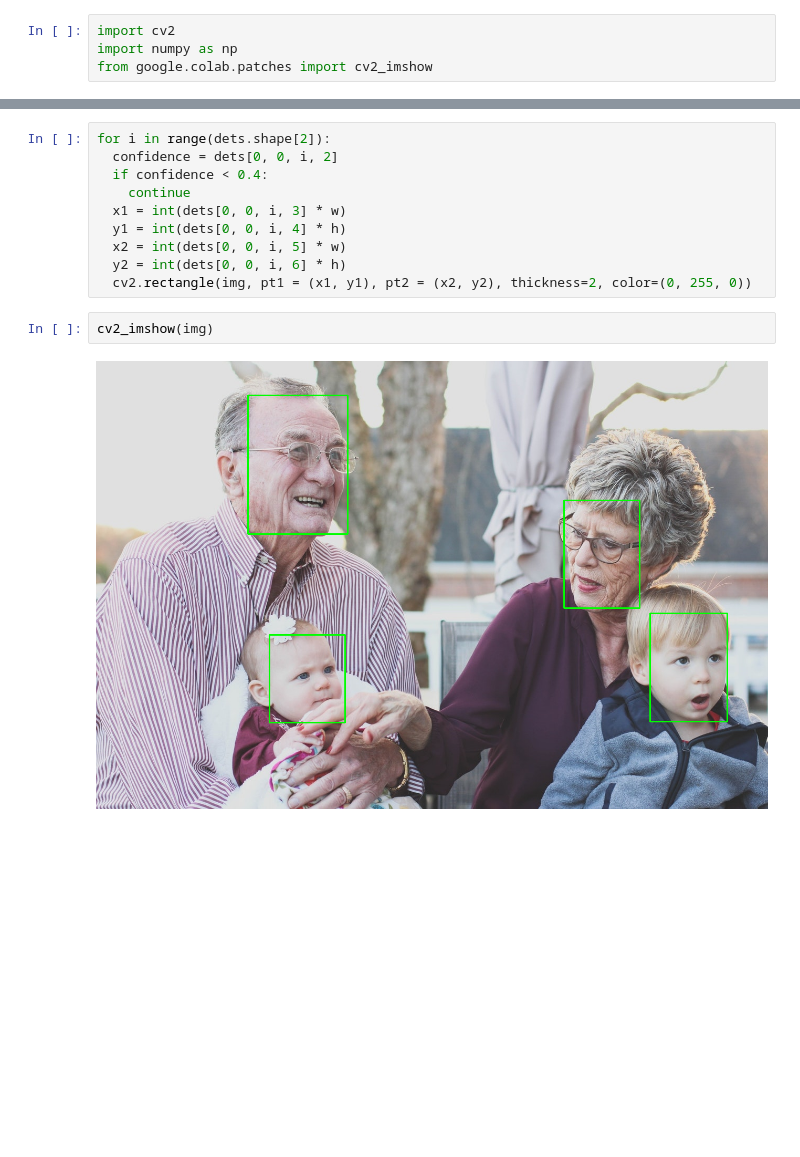
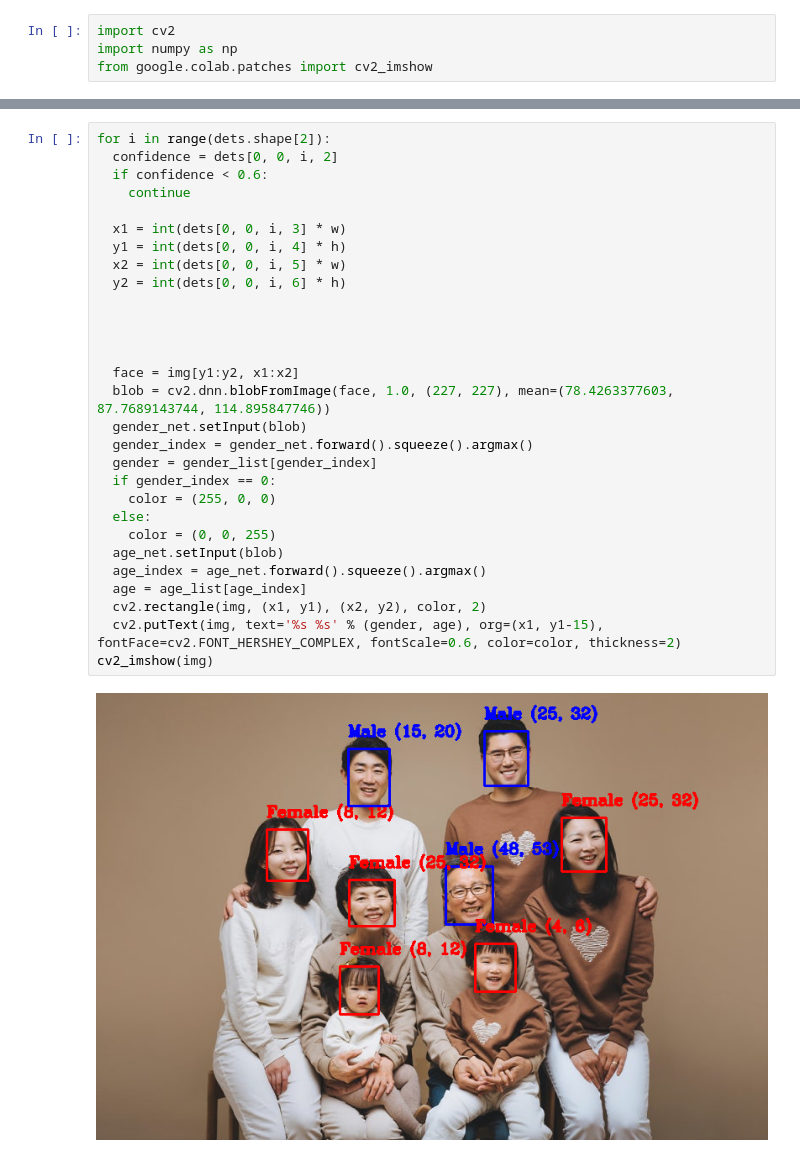
Before and after one commit to DK8832/Coding, a Jupyter notebook: Untitled0.ipynb, the cells around one changed output, grey strips where cells are left out. Saved outputs shown, nothing was run; the diff lists cells and outputs as text; blank space fills up the shorter version.

```diff
--- a/Untitled0.ipynb
+++ b/Untitled0.ipynb
@@ -41,14 +31,31 @@ print(dets.shape)
 # %%
 for i in range(dets.shape[2]):
   confidence = dets[0, 0, i, 2]
-  if confidence < 0.4:
+  if confidence < 0.6:
     continue
+
   x1 = int(dets[0, 0, i, 3] * w)
   y1 = int(dets[0, 0, i, 4] * h)
   x2 = int(dets[0, 0, i, 5] * w)
   y2 = int(dets[0, 0, i, 6] * h)
-  cv2.rectangle(img, pt1 = (x1, y1), pt2 = (x2, y2), thickness=2, color=(0, 255, 0))
+
+
+
+
+  face = img[y1:y2, x1:x2]
+  blob = cv2.dnn.blobFromImage(face, 1.0, (227, 227), mean=(78.4263377603, 87.7689143744, 114.895847746))
+  gender_net.setInput(blob)
+  gender_index = gender_net.forward().squeeze().argmax()
+  gender = gender_list[gender_index]
+  if gender_index == 0:
+    color = (255, 0, 0)
+  else:
+    color = (0, 0, 255)
+  age_net.setInput(blob)
+  age_index = age_net.forward().squeeze().argmax()
+  age = age_list[age_index]
+  cv2.rectangle(img, (x1, y1), (x2, y2), color, 2)
+  cv2.putText(img, text='%s %s' % (gender, age), org=(x1, y1-15), fontFace=cv2.FONT_HERSHEY_COMPLEX, fontScale=0.6, color=color, thickness=2)
+cv2_imshow(img)
+# %% [output]
+[figure, added]
-# %%
-cv2_imshow(img)
-# %% [output]
-[figure, removed]
```
Also changed, not shown: parts of 11 cells of this notebook.
